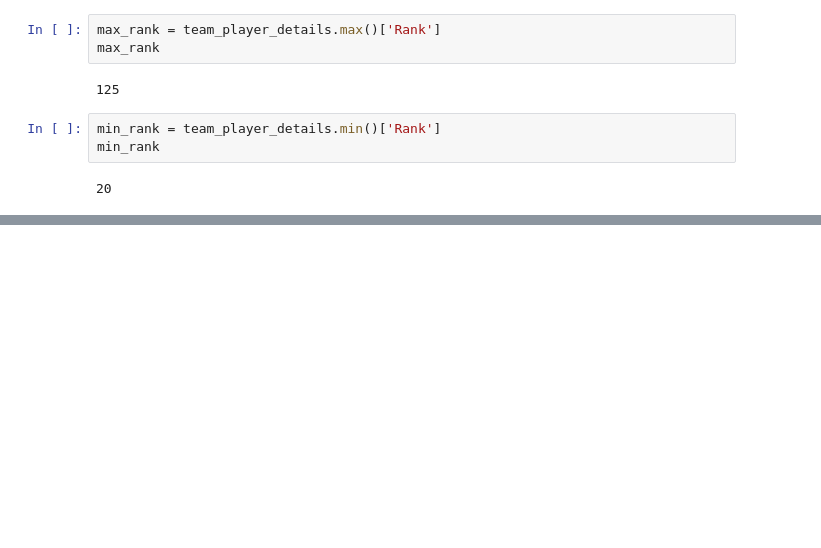
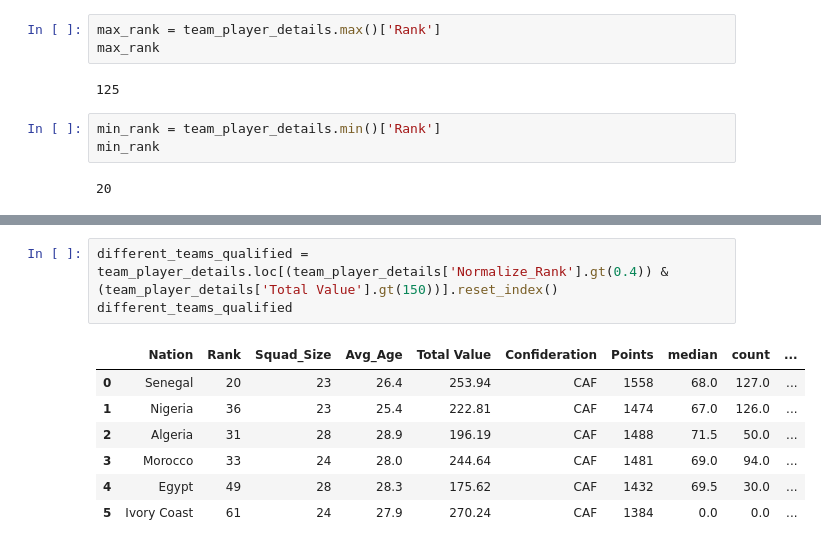
Before and after one commit to rajat3Illinois/2021_Spring_finals, a Jupyter notebook: WorldCupTeamPredictor.ipynb, the cells around one changed output, grey strips where cells are left out. Drawn from its saved outputs; the diff is of its cells as text; blank space fills up the shorter version.

```diff
--- a/WorldCupTeamPredictor.ipynb
+++ b/WorldCupTeamPredictor.ipynb
@@ -267,0 +293,12 @@ teams_qualified
+# %%
+different_teams_qualified = team_player_details.loc[(team_player_details['Normalize_Rank'].gt(0.4)) &
+(team_player_details['Total Value'].gt(150))].reset_index()
+different_teams_qualified
+# %% [output]
+|  | Nation | Rank | Squad_Size | Avg_Age | Total Value | Confideration | Points | median | count | ... |
+| 0 | Senegal | 20 | 23 | 26.4 | 253.94 | CAF | 1558 | 68.0 | 127.0 | ... |
+| 1 | Nigeria | 36 | 23 | 25.4 | 222.81 | CAF | 1474 | 67.0 | 126.0 | ... |
+| 2 | Algeria | 31 | 28 | 28.9 | 196.19 | CAF | 1488 | 71.5 | 50.0 | ... |
+| 3 | Morocco | 33 | 24 | 28.0 | 244.64 | CAF | 1481 | 69.0 | 94.0 | ... |
+| 4 | Egypt | 49 | 28 | 28.3 | 175.62 | CAF | 1432 | 69.5 | 30.0 | ... |
+| 5 | Ivory Coast | 61 | 24 | 27.9 | 270.24 | CAF | 1384 | 0.0 | 0.0 | ... |
```
Also changed, not shown: parts of 5 cells of this notebook, 1 other file.
